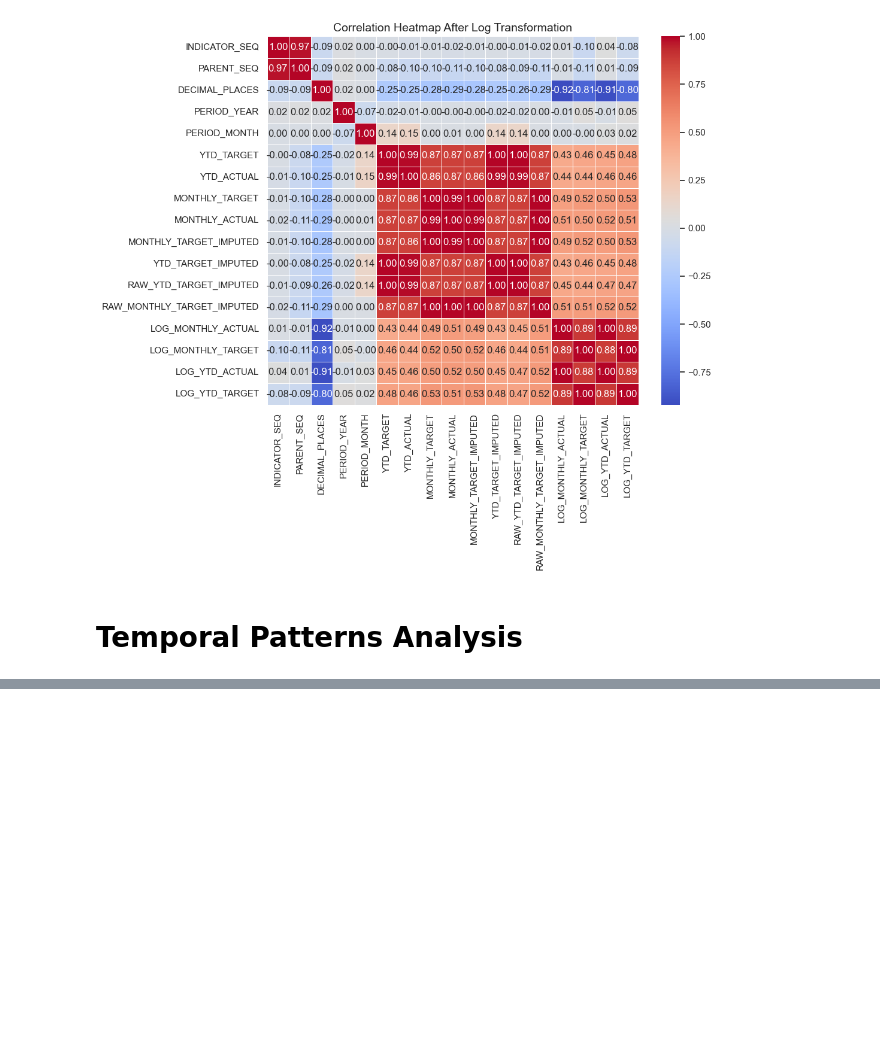
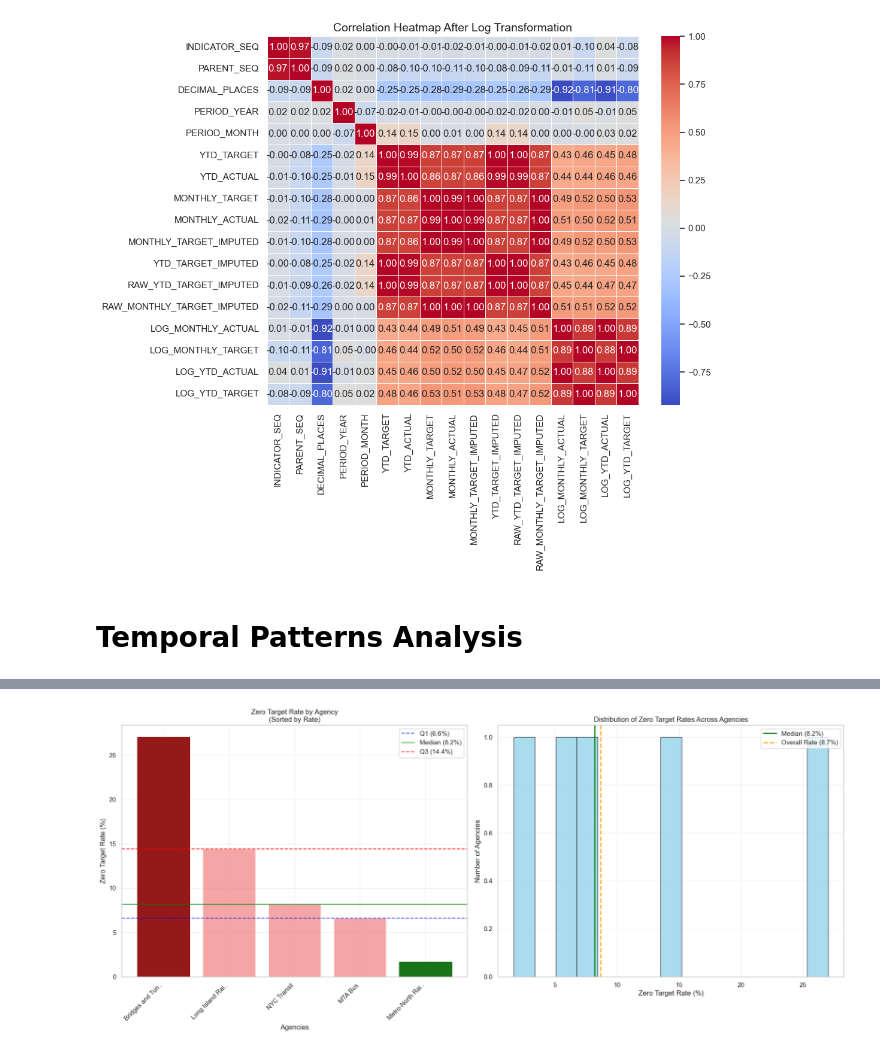
Before and after one commit to sillycoconut2003/fyp, a Jupyter notebook: notebooks/eda.ipynb, the cells around one changed output, grey strips where cells are left out. Saved outputs shown, nothing was run; the diff lists cells and outputs as text; code cells hidden in the pictures; blank space fills up the shorter version.

```diff
--- a/notebooks/eda.ipynb
+++ b/notebooks/eda.ipynb
@@ -666,0 +1038,78 @@ Based on the exploratory analysis above, here are the key findings:
+# %%
+# VISUALIZATION: Zero Target Rates by Agency
+fig, (ax1, ax2) = plt.subplots(1, 2, figsize=(18, 8))
+
+# Plot 1: Bar chart of zero target rates by agency
+agencies = agency_zero_rates.index
+zero_rates = agency_zero_rates['Zero_Rate_Pct']
+
+bars = ax1.bar(range(len(agencies)), zero_rates, color='lightcoral', alpha=0.7)
+ax1.set_xlabel('Agencies')
+ax1.set_ylabel('Zero Target Rate (%)')
+ax1.set_title('Zero Target Rate by Agency\n(Sorted by Rate)')
+ax1.set_xticks(range(len(agencies)))
+ax1.set_xticklabels([agency[:15] + '..' if len(agency) > 17 else agency for agency in agencies],
+                   rotation=45, ha='right')
+
+# Add horizontal lines for quartiles
+ax1.axhline(y=q1, color='blue', linestyle='--', alpha=0.7, label=f'Q1 ({q1:.1f}%)')
+ax1.axhline(y=median_rate, color='green', linestyle='-', alpha=0.7, label=f'Median ({median_rate:.1f}%)')
+ax1.axhline(y=q3, color='red', linestyle='--', alpha=0.7, label=f'Q3 ({q3:.1f}%)')
+
+# Highlight extreme agencies
+for i, (agency, rate) in enumerate(zip(agencies, zero_rates)):
+    if rate > q3:
+        bars[i].set_color('darkred')
+        bars[i].set_alpha(0.9)
+    elif rate < q1:
+        bars[i].set_color('darkgreen')
+        bars[i].set_alpha(0.9)
+
+ax1.legend()
+ax1.grid(True, alpha=0.3)
+
+# Plot 2: Distribution of zero target rates
+ax2.hist(zero_rates, bins=15, color='skyblue', alpha=0.7, edgecolor='black')
+ax2.axvline(median_rate, color='green', linestyle='-', linewidth=2, label=f'Median ({median_rate:.1f}%)')
+ax2.axvline(overall_zero_rate, color='orange', linestyle='--', linewidth=2, label=f'Overall Rate ({overall_zero_rate:.1f}%)')
+ax2.set_xlabel('Zero Target Rate (%)')
+ax2.set_ylabel('Number of Agencies')
+ax2.set_title('Distribution of Zero Target Rates Across Agencies')
+ax2.legend()
+ax2.grid(True, alpha=0.3)
+
+plt.tight_layout()
+plt.show()
+
+# Summary insights
+print(f"\n💡 KEY INSIGHTS:")
+print(f"• Range of zero rates: {zero_rates.min():.2f}% to {zero_rates.max():.2f}%")
+print(f"• Coefficient of variation: {(zero_rates.std() / zero_rates.mean()) * 100:.1f}%")
+
+if zero_rates.std() > 5:  # If standard deviation > 5%
+    print(f"• High variability in zero target practices across agencies")
+else:
+    print(f"• Relatively consistent zero target practices across agencies")
+
+# Practical recommendations
+if p < 0.05:
+    print(f"\n🎯 RECOMMENDATIONS:")
+    print(f"• Document zero-target policies for each agency")
+    print(f"• Consider agency-specific imputation methods")
+    print(f"• Include 'agency zero-rate' as a model feature")
+    print(f"• Investigate business reasons for high zero-rate agencies")
+
+    # Identify most problematic agencies
+    extreme_agencies = agency_zero_rates[
+        (agency_zero_rates['Zero_Rate_Pct'] > q3 + 1.5*(q3-q1)) |  # Outliers above
+        (agency_zero_rates['Zero_Rate_Pct'] < q1 - 1.5*(q3-q1))    # Outliers below
+    ]
+
+    if len(extreme_agencies) > 0:
+        print(f"• Priority agencies for investigation: {len(extreme_agencies)}")
+        for agency in extreme_agencies.index:
+            rate = extreme_agencies.loc[agency, 'Zero_Rate_Pct']
+            agency_short = agency[:25] + '..' if len(agency) > 27 else agency
+            print(f"  - {agency_short}: {rate:.2f}%")
+# %% [output]
+[figure, added]
```
Also changed, not shown: parts of 21 cells of this notebook, 28 other files.
